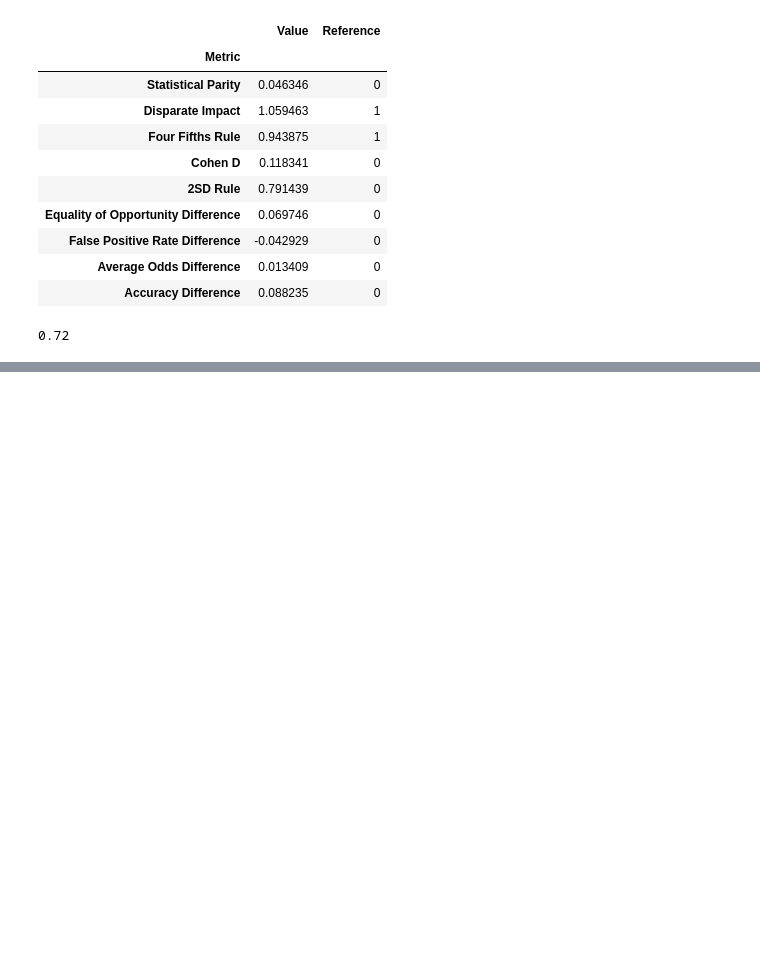
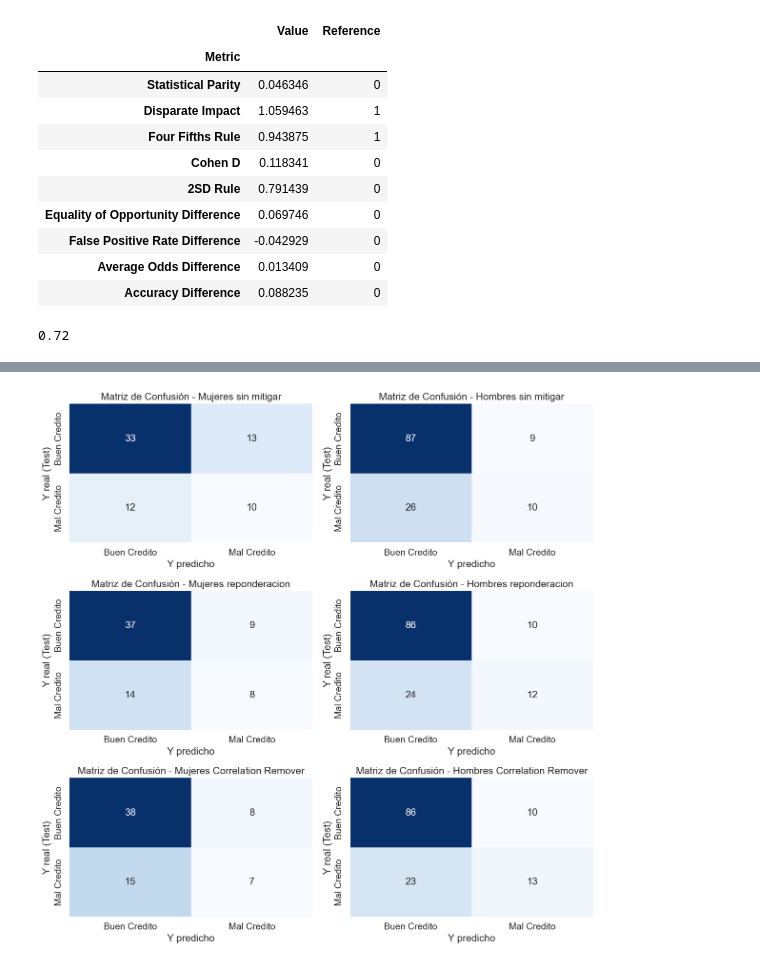
Before and after one commit to ezemartlopez/TP-Integrador-Equidad-en-Aprendizaje-Autom-tico, a Jupyter notebook: 01_Conjunto_datos.ipynb, the cells around one changed output, grey strips where cells are left out. Drawn from its saved outputs; the diff is of its cells as text; code cells hidden in the pictures; blank space fills up the shorter version.

```diff
--- a/01_Conjunto_datos.ipynb
+++ b/01_Conjunto_datos.ipynb
@@ -1515,0 +1520,45 @@ print(f'{"Real Negativa":^15} | {FP_cr:^15} | {TN_cr:^15} |')
+# %%
+grupo_a_test = pd.Series(grupo_a_test, index=X_test2.index)
+idx_female = grupo_a_test[grupo_a_test == False].index
+idx_male = grupo_a_test[grupo_a_test == True].index
+y_test_female = y_test2.loc[idx_female]
+y_test_male = y_test2.loc[idx_male]
+
+y_pred_female = pd.Series(y_pred2, index=X_test2.index).loc[idx_female]
+y_pred_male= pd.Series(y_pred2, index=X_test2.index).loc[idx_male]
+
+y_pred_female_r = pd.Series(y_pred_pipeline_r, index=X_test2.index).loc[idx_female]
+y_pred_male_r= pd.Series(y_pred_pipeline_r, index=X_test2.index).loc[idx_male]
+
+y_pred_female_cr = pd.Series(y_pred_pipeline_cr, index=X_test2.index).loc[idx_female]
+y_pred_male_cr = pd.Series(y_pred_pipeline_cr, index=X_test2.index).loc[idx_male]
+
+
+cm_female = confusion_matrix(y_test_female, y_pred_female, labels=[1,0])
+cm_male = confusion_matrix(y_test_male, y_pred_male, labels=[1,0])
+
+cm_female_r = confusion_matrix(y_test_female, y_pred_female_r,labels=[1,0])
+cm_male_r = confusion_matrix(y_test_male, y_pred_male_r,labels=[1,0])
+
+cm_female_cr = confusion_matrix(y_test_female, y_pred_female_cr,labels=[1,0])
+cm_male_cr = confusion_matrix(y_test_male, y_pred_male_cr,labels=[1,0])
+
+
+fig, axes = plt.subplots(3, 2, figsize=(12, 12))
+axes = axes.flatten()
+titulos = ['Mujeres sin mitigar', 'Hombres sin mitigar','Mujeres reponderacion', 'Hombres reponderacion',
+          'Mujeres Correlation Remover', 'Hombres Correlation Remover']
+cms = [cm_female, cm_male,cm_female_r, cm_male_r,cm_female_cr, cm_male_cr]
+labels = ['Buen Credito','Mal Credito']
+
+for i in range(6):
+    sns.heatmap(cms[i], annot=True, fmt='d',cmap = 'Blues', cbar=False,
+                xticklabels=labels, yticklabels=labels, ax=axes[i])
+    axes[i].set_title(f"Matriz de Confusión - {titulos[i]}")
+    axes[i].set_xlabel("Y predicho")
+    axes[i].set_ylabel('Y real (Test)')
+
+plt.tight_layout()
+plt.show()
+# %% [output]
+[figure, added]
```
Also changed, not shown: parts of 26 cells of this notebook.
